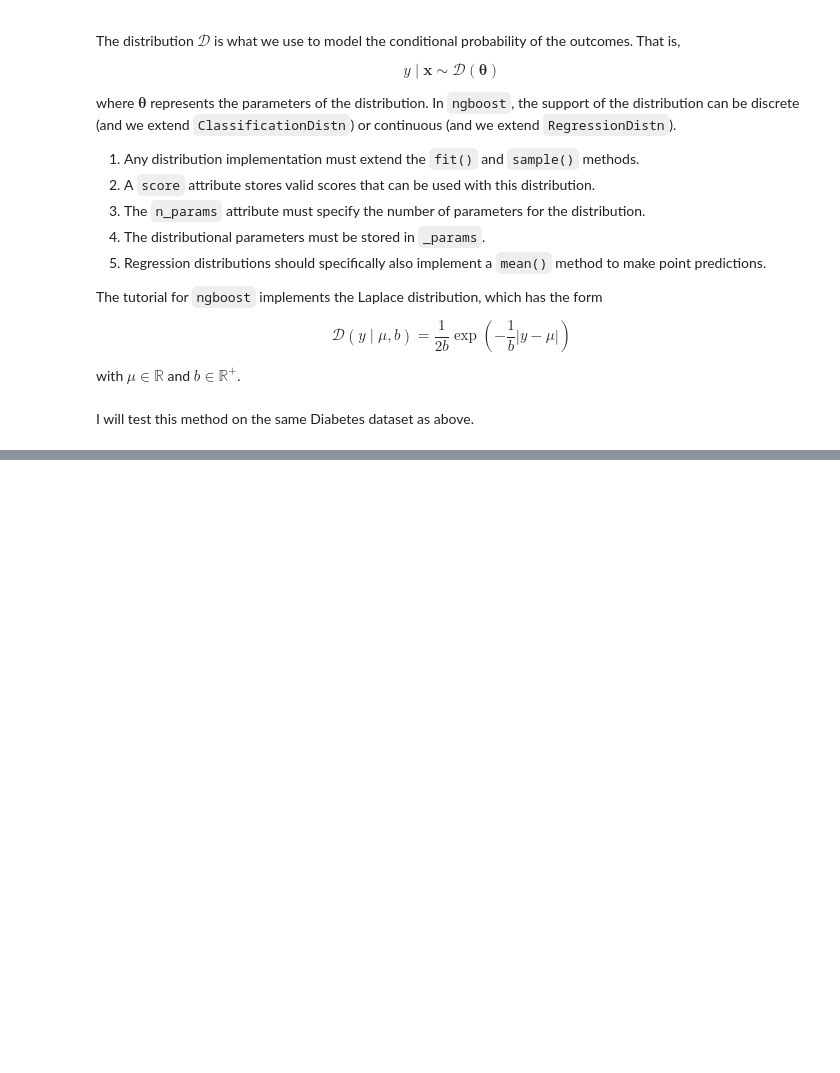
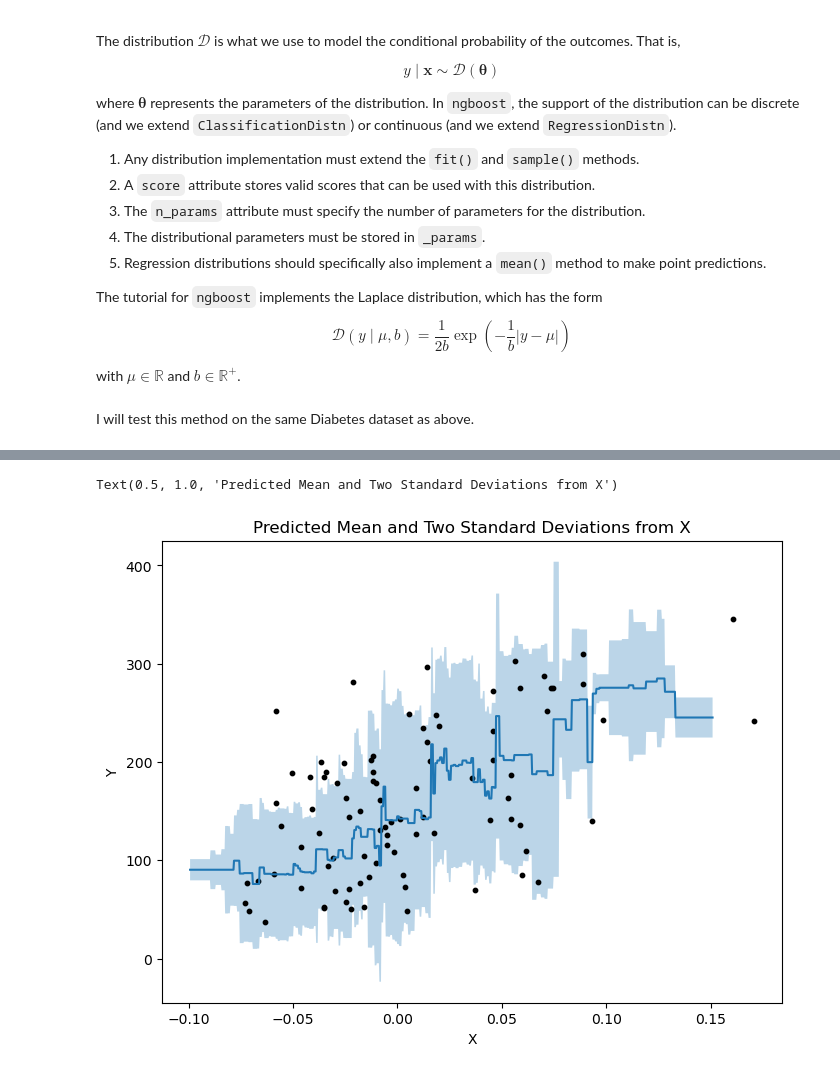
Before and after one commit to NMilind/GeneBayes, a Jupyter notebook: gamma_twas/ngboost_example.ipynb, the cells around one changed output, grey strips where cells are left out. Cells and saved outputs as stored; diff of their text form; code cells hidden in the pictures; blank space fills up the shorter version.

```diff
--- a/gamma_twas/ngboost_example.ipynb
+++ b/gamma_twas/ngboost_example.ipynb
@@ -102,10 +174,11 @@ class LaplaceLogScore(LogScore):
 
         # The derivative is calculated for each parameter based on the score derived for each data point.
         # Therefore, D is len(Y) by 2.
-        if Y.shape:
-            D = np.zeros((Y.shape[0], 2))
-        else:
-            D = np.zeros((len(Y), 2))
+        D = np.zeros((Y.shape[0], 2))
+
+        print('Loc', self.loc.shape)
+        print('Scale', self.scale.shape)
+        print('Y', Y.shape)
 
         D[:, 0] = np.sign(self.loc - Y) / self.scale
         D[:, 1] = 1 - np.abs(self.loc - Y) / self.scale
@@ -172,7 +245,7 @@ class Laplace(RegressionDistn):
         Returns `m` samples from Pr(Y | X = x).
         '''
 
-        return np.array([self.dist.rvs() for _ in range(m)])
+        return np.array([self.distribution.rvs() for _ in range(m)])
 
     def __getattr__(self, name):
 
@@ -208,0 +298,17 @@ ValueError: operands could not be broadcast together with remapped shapes [origi
+# %%
+X_linspace = np.linspace(X_train.min() * 1.1, X_train.max() * 1.1, num=1000).reshape(-1, 1)
+Y_plot = ngb.predict(X_linspace)
+Y_plot_dists = ngb.pred_dist(X_linspace)
+
+two_sigma = Y_plot_dists.params['scale'] * 2
+
+fig, ax = plt.subplots(figsize=(8, 6))
+ax.plot(X_linspace, Y_plot)
+ax.fill_between(X_linspace.flatten(), Y_plot - two_sigma, Y_plot + two_sigma, alpha=0.3)
+ax.scatter(X_test, Y_test, s=10, c='black')
+ax.set_xlabel('X')
+ax.set_ylabel('Y')
+ax.set_title('Predicted Mean and Two Standard Deviations from X')
+# %% [output]
+Text(0.5, 1.0, 'Predicted Mean and Two Standard Deviations from X')
+[figure, added]
```
Also changed, not shown: parts of 16 cells of this notebook, 3 other files.
